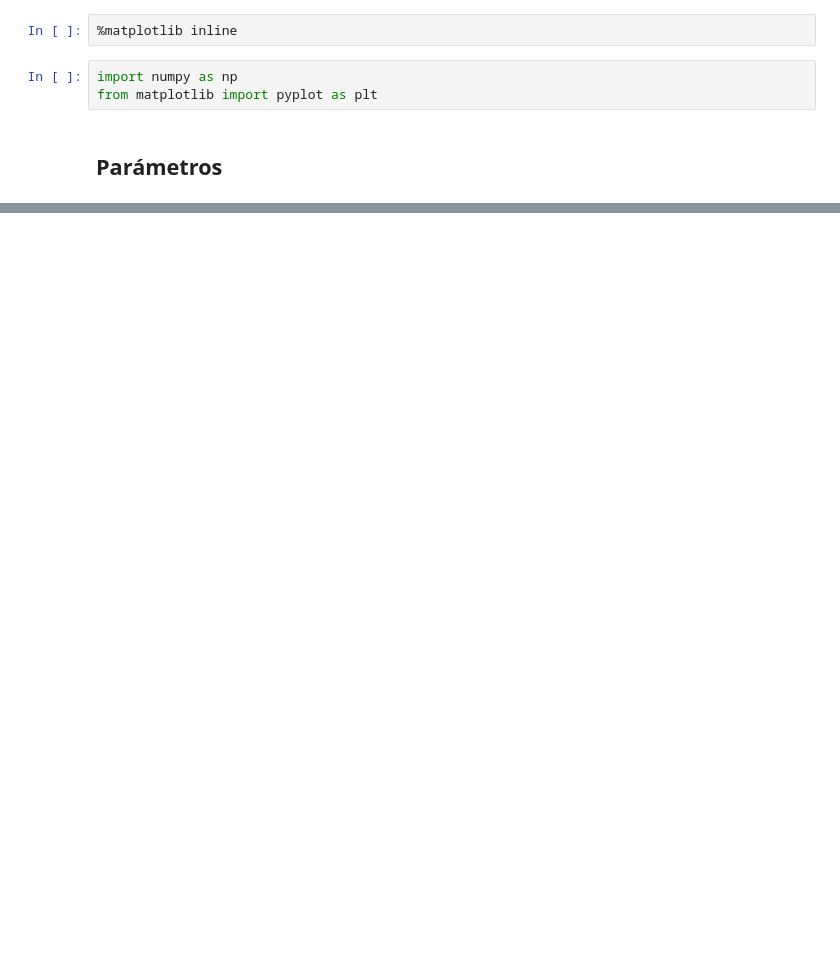
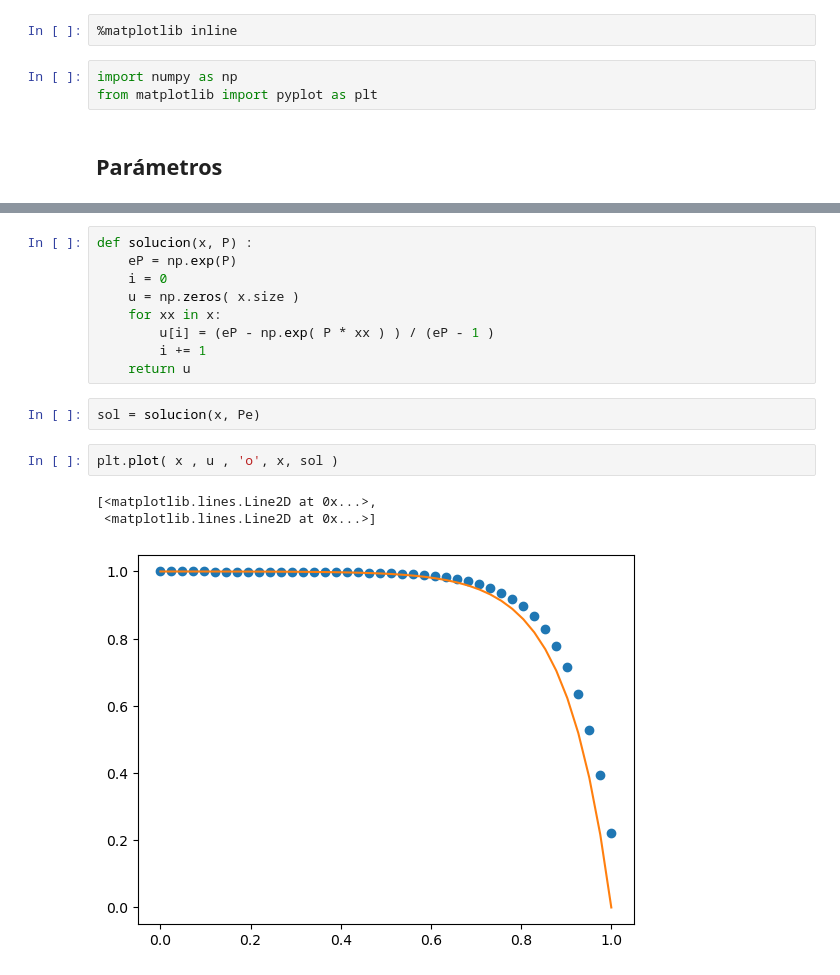
Before and after one commit to ddcampayo/ddcampayo.github.io, a Jupyter notebook: Curso_CFD_OS_2025/notebooks/conveccion-difusion-1d-estacionario.ipynb, the cells around one changed output, grey strips where cells are left out. Drawn from its saved outputs; the diff is of its cells as text; blank space fills up the shorter version.

```diff
--- a/Curso_CFD_OS_2025/notebooks/conveccion-difusion-1d-estacionario.ipynb
+++ b/Curso_CFD_OS_2025/notebooks/conveccion-difusion-1d-estacionario.ipynb
@@ -94,0 +101,17 @@ plt.plot(x , uf , 'o', x , sol , 'r')
+# %%
+def solucion(x, P) :
+    eP = np.exp(P)
+    i = 0
+    u = np.zeros( x.size )
+    for xx in x:
+        u[i] = (eP - np.exp( P * xx ) ) / (eP - 1 )
+        i += 1
+    return u
+# %%
+sol = solucion(x, Pe)
+# %%
+plt.plot( x , u , 'o', x, sol )
+# %% [output]
+[<matplotlib.lines.Line2D at 0x...>,
+ <matplotlib.lines.Line2D at 0x...>]
+[figure, added]
```
Also changed, not shown: parts of 38 cells of this notebook, 2 other files.
